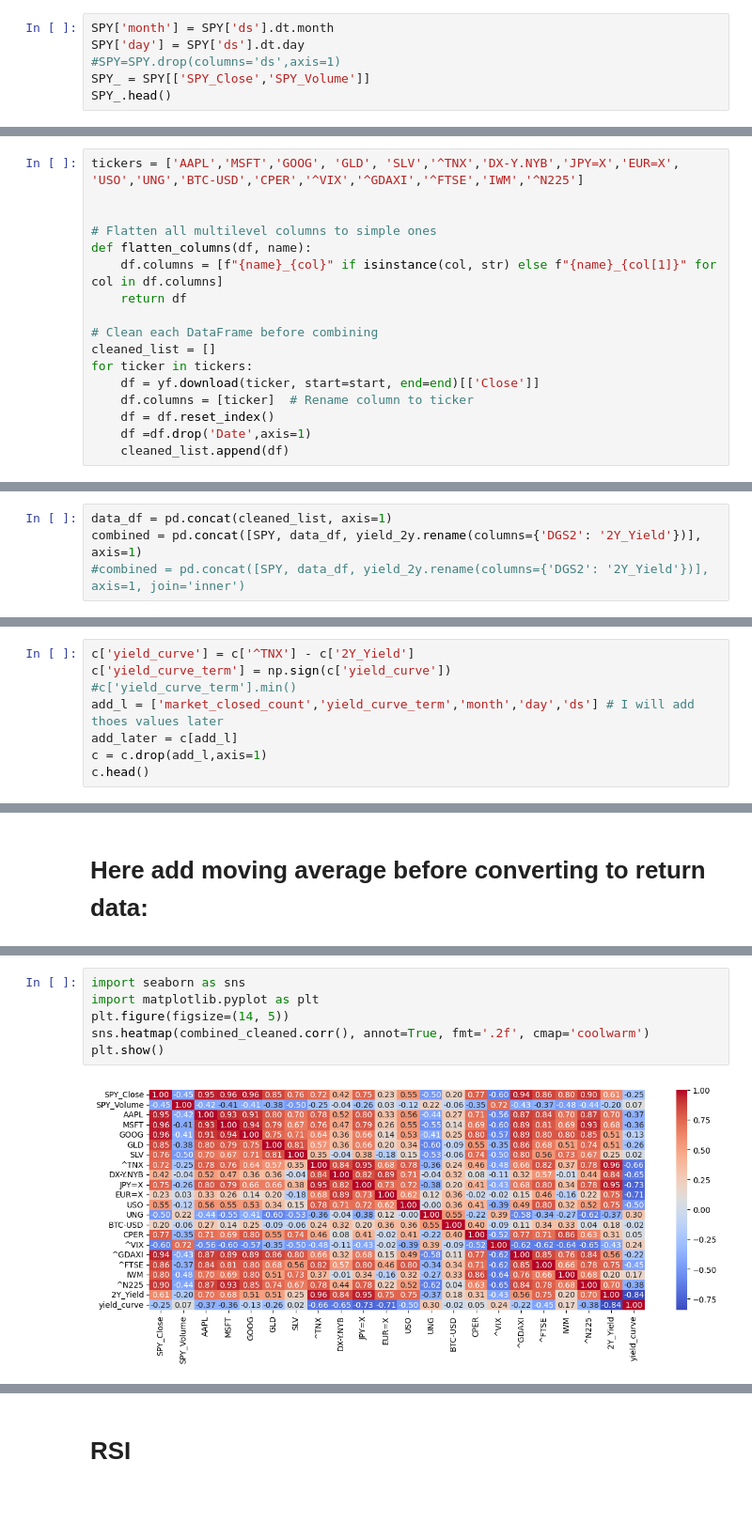
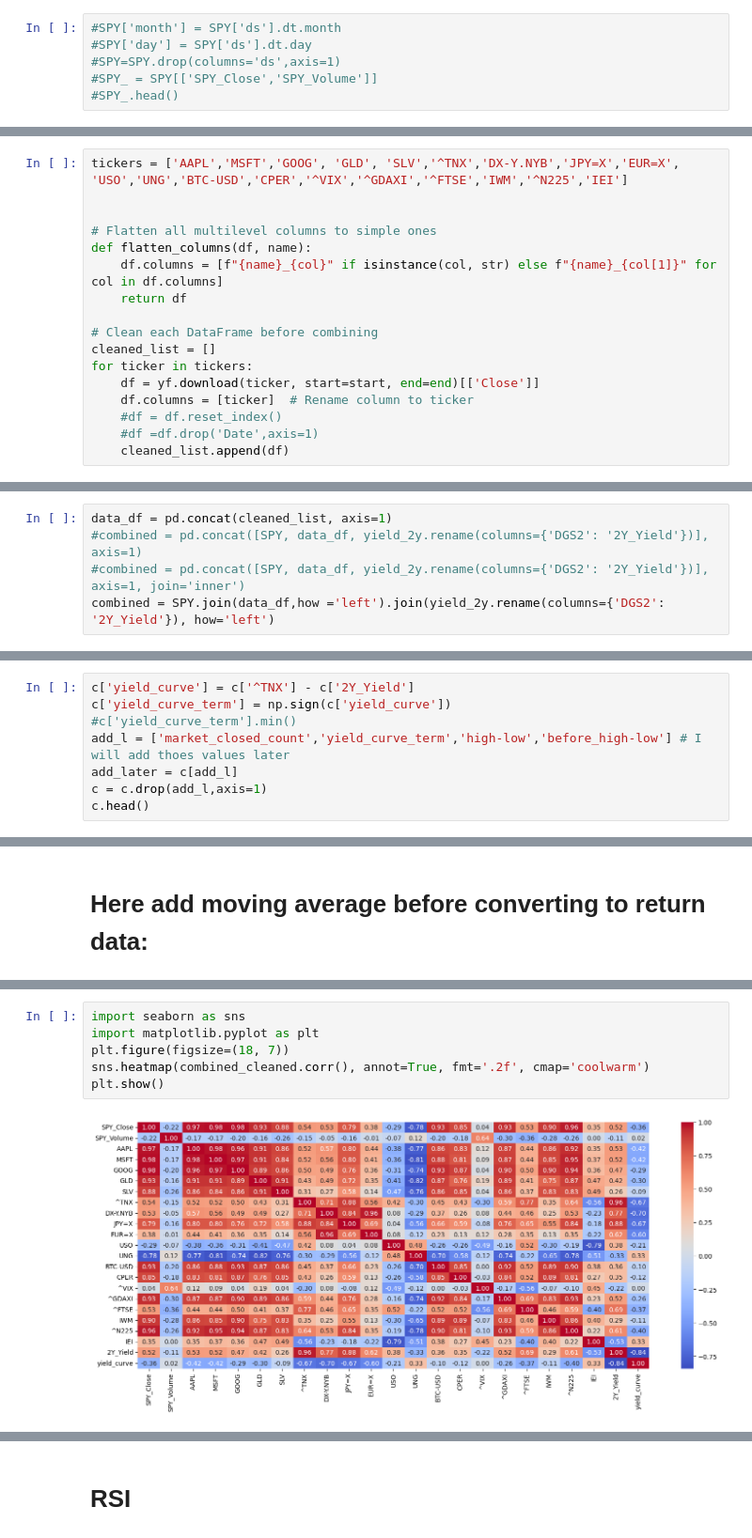
Before and after one commit to omerkobi/project-stock_Return, a Jupyter notebook: import_stock_data.ipynb, the cells around one changed output, grey strips where cells are left out. Shown at 94% size. Cells and saved outputs as stored; diff of their text form; blank space fills up the shorter version.

Commit message:
Add and improvment
added some fetures and backtesting + fixing the adj_close on the y varible

```diff
--- a/import_stock_data.ipynb
+++ b/import_stock_data.ipynb
@@ -467,9 +789,9 @@ AttributeError: 'Index' object has no attribute '_format_native_types'
 # %%
-SPY['month'] = SPY['ds'].dt.month
-SPY['day'] = SPY['ds'].dt.day
+#SPY['month'] = SPY['ds'].dt.month
+#SPY['day'] = SPY['ds'].dt.day
 #SPY=SPY.drop(columns='ds',axis=1)
-SPY_ = SPY[['SPY_Close','SPY_Volume']]
-SPY_.head()
+#SPY_ = SPY[['SPY_Close','SPY_Volume']]
+#SPY_.head()
 # %% [output]
 |  | SPY_Close | SPY_Volume |
 | 0 | 300.291656 | 59151200 |
@@ -498,5 +804,5 @@ memory usage: 62.8+ KB
 # %%
-tickers = ['AAPL','MSFT','GOOG', 'GLD', 'SLV','^TNX','DX-Y.NYB','JPY=X','EUR=X', 'USO','UNG','BTC-USD','CPER','^VIX','^GDAXI','^FTSE','IWM','^N225']
+tickers = ['AAPL','MSFT','GOOG', 'GLD', 'SLV','^TNX','DX-Y.NYB','JPY=X','EUR=X', 'USO','UNG','BTC-USD','CPER','^VIX','^GDAXI','^FTSE','IWM','^N225','IEI']
 
 
 # Flatten all multilevel columns to simple ones
@@ -509,8 +815,8 @@ cleaned_list = []
 for ticker in tickers:
     df = yf.download(ticker, start=start, end=end)[['Close']]
     df.columns = [ticker]  # Rename column to ticker
-    df = df.reset_index()
-    df =df.drop('Date',axis=1)
+    #df = df.reset_index()
+    #df =df.drop('Date',axis=1)
     cleaned_list.append(df)
 # %% [output]
 [*********************100%***********************]  1 of 1 completed
@@ -552,7 +858,8 @@ memory usage: 52.3+ KB
 # %%
 data_df = pd.concat(cleaned_list, axis=1)
-combined = pd.concat([SPY, data_df, yield_2y.rename(columns={'DGS2': '2Y_Yield'})], axis=1)
+#combined = pd.concat([SPY, data_df, yield_2y.rename(columns={'DGS2': '2Y_Yield'})], axis=1)
 #combined = pd.concat([SPY, data_df, yield_2y.rename(columns={'DGS2': '2Y_Yield'})], axis=1, join='inner')
+combined = SPY.join(data_df,how ='left').join(yield_2y.rename(columns={'DGS2': '2Y_Yield'}), how='left')
 # %%
 combined.info()
 # %% [output]
@@ -675,7 +978,7 @@ assert c['SPY_Close'].isna().sum() == 0
 c['yield_curve'] = c['^TNX'] - c['2Y_Yield']
 c['yield_curve_term'] = np.sign(c['yield_curve'])
 #c['yield_curve_term'].min()
-add_l = ['market_closed_count','yield_curve_term','month','day','ds'] # I will add thoes values later
+add_l = ['market_closed_count','yield_curve_term','high-low','before_high-low'] # I will add thoes values later
 add_later = c[add_l]
 c = c.drop(add_l,axis=1)
 c.head()
@@ -734,8 +1039,8 @@ memory usage: 237.4 KB
 # %%
 import seaborn as sns
 import matplotlib.pyplot as plt
-plt.figure(figsize=(14, 5))
+plt.figure(figsize=(18, 7))
 sns.heatmap(combined_cleaned.corr(), annot=True, fmt='.2f', cmap='coolwarm')
 plt.show()
 # %% [output]
-[figure, old version]
+[figure, new version]
```
Also changed, not shown: parts of 84 cells of this notebook, 10 other files.
